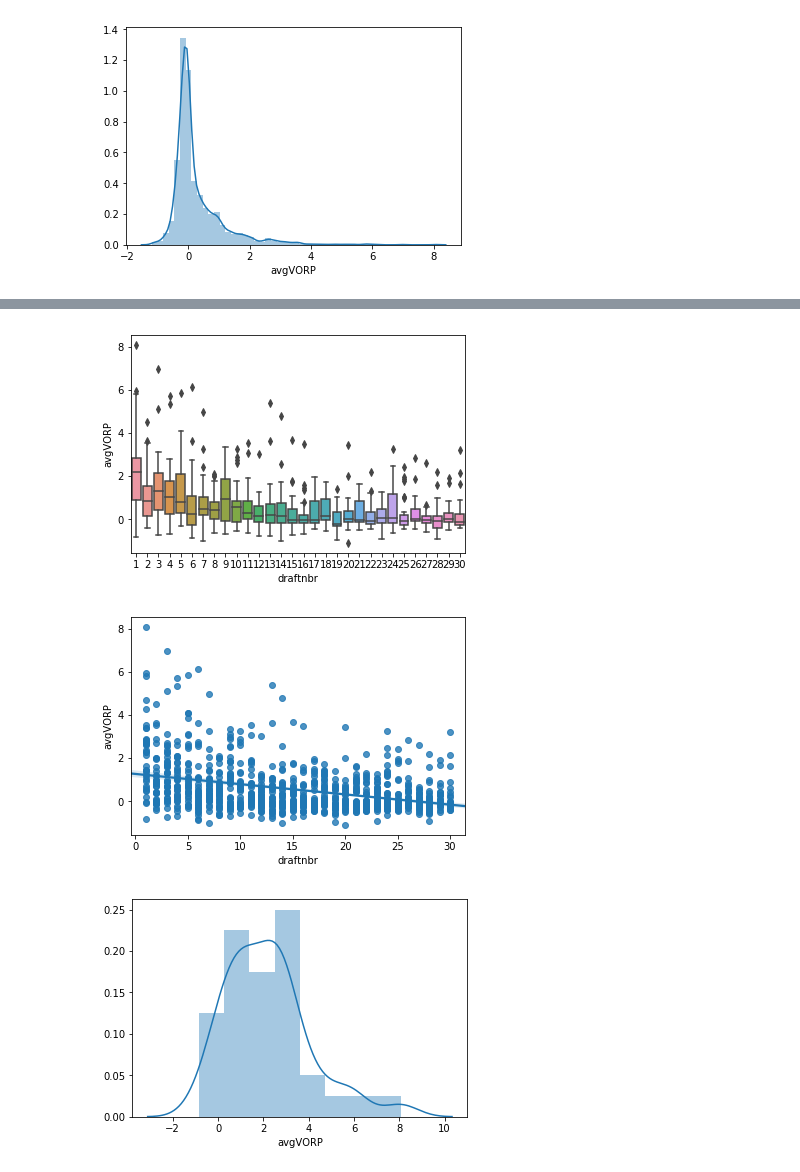
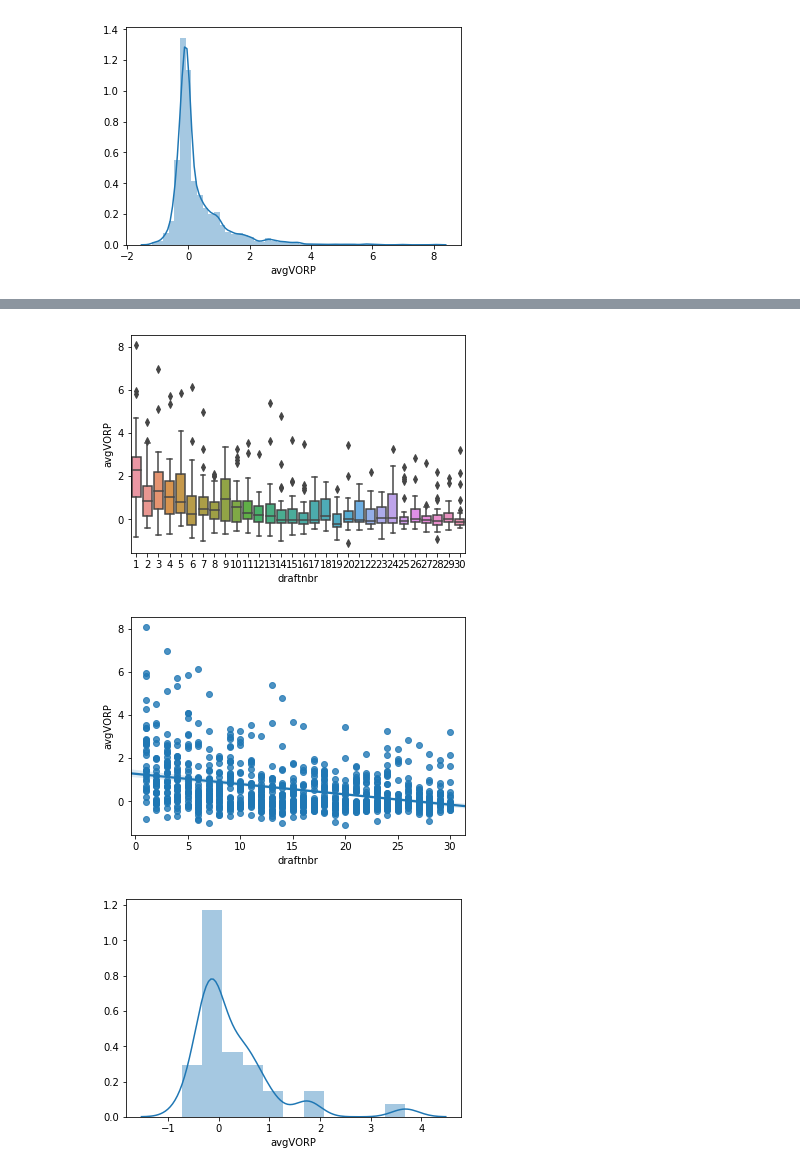
Before and after one commit to mkduchak/luther-project, a Jupyter notebook: 2_data_exploration.ipynb, the cells around one changed output, grey strips where cells are left out. Saved outputs shown, nothing was run; the diff lists cells and outputs as text; code cells hidden in the pictures.

```diff
--- a/2_data_exploration.ipynb
+++ b/2_data_exploration.ipynb
@@ -46,0 +27,12 @@ test
+# %%
+colstatsdf.columns.values[23] = 'avgMP'
+colstatsdf.columns.values[24] = 'avgPTS'
+colstatsdf.columns.values[25] = 'avgTRB'
+colstatsdf.columns.values[26] = 'avgAST'
+colstatsdf['FG%'] = pd.to_numeric(colstatsdf['FG%'])
+colstatsdf['3P%'] = pd.to_numeric(colstatsdf['3P%'])
+colstatsdf['avgPTS'] = pd.to_numeric(colstatsdf['avgPTS'])
+colstatsdf['avgMP'] = pd.to_numeric(colstatsdf['avgMP'])
+colstatsdf['avgTRB'] = pd.to_numeric(colstatsdf['avgTRB'])
+colstatsdf['avgAST'] = pd.to_numeric(colstatsdf['avgAST'])
+colstatsdf.head()
@@ -46,0 +47,4 @@ test
+# %%
+carcoldffull = colstatsdf[colstatsdf['Season']=='Career']
+carcoldf = carcoldffull[['name','FG%','3P%','avgPTS','avgMP','avgTRB','avgAST']]
+carcoldf.dtypes
@@ -78,5 +92,6 @@ playerpos = playerpos[['player','Pos']]
 playerdatafull = pd.merge(playerdf,playeravgvorp,how='inner')
 playerdatafull = pd.merge(playerdatafull,playerstartage,how='inner')
 playerdatafull = pd.merge(playerdatafull,playerpos,how='inner')
-playerdatafull.sort_values('avgVORP',ascending=False).head(20)
+playerdatafull = pd.merge(playerdatafull,carcoldf,how='left',left_on='player',right_on='name')
+playerdatafull.sort_values('avgVORP',ascending=False).shape
 # %% [output]
@@ -100,3 +99,5 @@ playerdatafull.sort_values('avgVORP',ascending=False).head(20)
 # %%
 playerdatafull = playerdatafull[playerdatafull['draftnbr']<31]
 playerdatafull = playerdatafull[playerdatafull['draftyr']<2013]
+playerdatafull = playerdatafull.drop_duplicates(subset='player',keep=False)
+playerdatafull.head()
@@ -103,14 +111,14 @@ playerdatafull = playerdatafull[playerdatafull['draftyr']<2013]
 # %%
 sns.boxplot(x="draftnbr", y="avgVORP", data=playerdatafull);
 # %% [output]
-[figure, old version]
+[figure, new version]
 # %%
 sns.regplot(x="draftnbr", y="avgVORP", data=playerdatafull);
 # %% [output]
-[figure, old version]
+[figure, new version]
 # %%
-firstpickdraftvorpavg = playerdatafull[playerdatafull['draftnbr']==1]
+firstpickdraftvorpavg = playerdatafull[playerdatafull['draftnbr']==15]
 sns.distplot(firstpickdraftvorpavg.avgVORP, hist=True, kde=True);
 # %% [output]
-[figure, old version]
+[figure, new version]
 # %%
```
Also changed, not shown: parts of 22 cells of this notebook, 1 other file.
